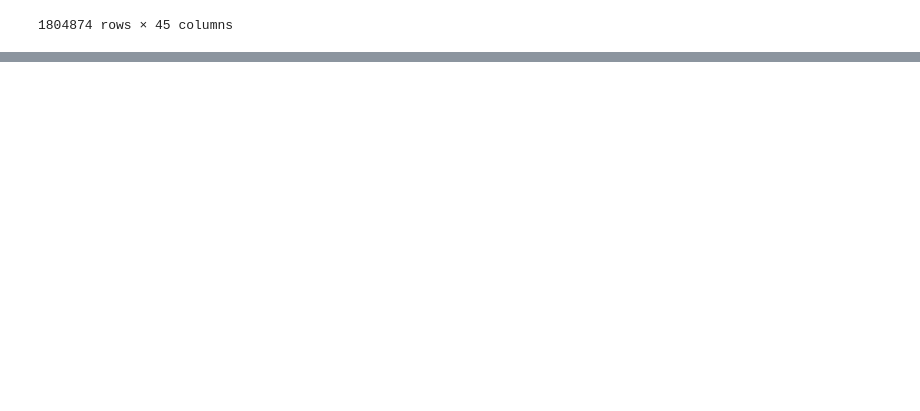
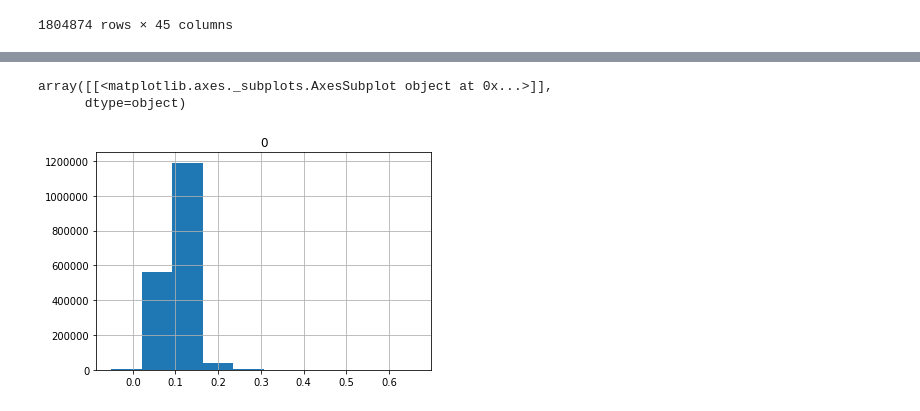
Before and after one commit to curtischong/kaggle_jigsaw, a Jupyter notebook: notebooks/curtis_v4.2_trees_regressor.ipynb, the cells around one changed output, grey strips where cells are left out. Cells and saved outputs as stored; diff of their text form; code cells hidden in the pictures; blank space fills up the shorter version.

```diff
--- a/notebooks/curtis_v4.2_trees_regressor.ipynb
+++ b/notebooks/curtis_v4.2_trees_regressor.ipynb
@@ -438,0 +467,6 @@ Training until validation scores don't improve for 200 rounds.
+# %%
+pd.DataFrame(oof_preds).hist()
+# %% [output]
+array([[<matplotlib.axes._subplots.AxesSubplot object at 0x...>]],
+      dtype=object)
+[figure, added]
```
Also changed, not shown: parts of 5 cells of this notebook, 3 other files.
